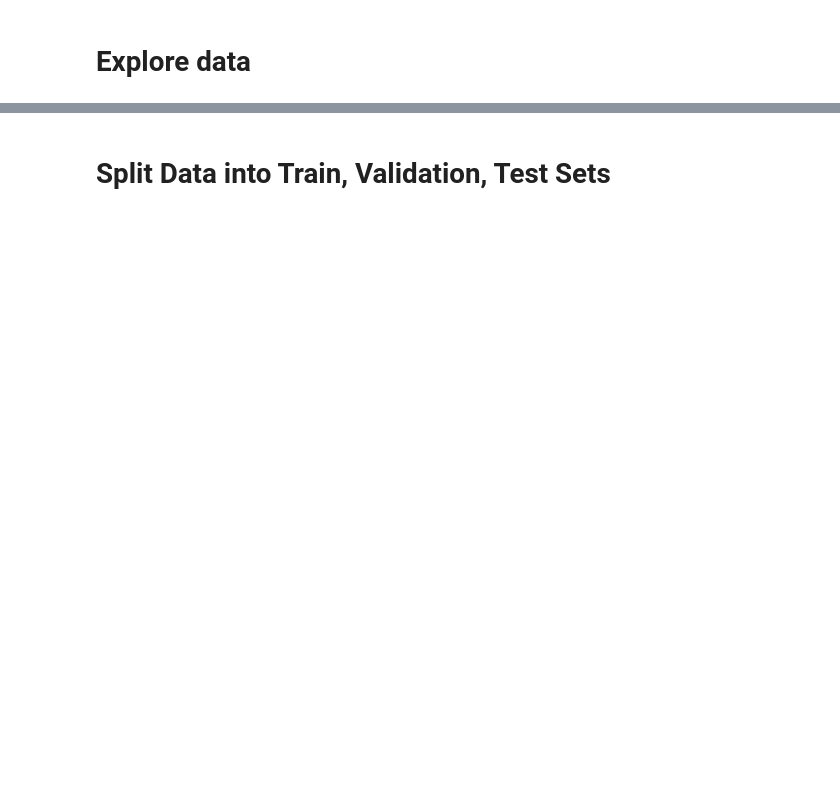
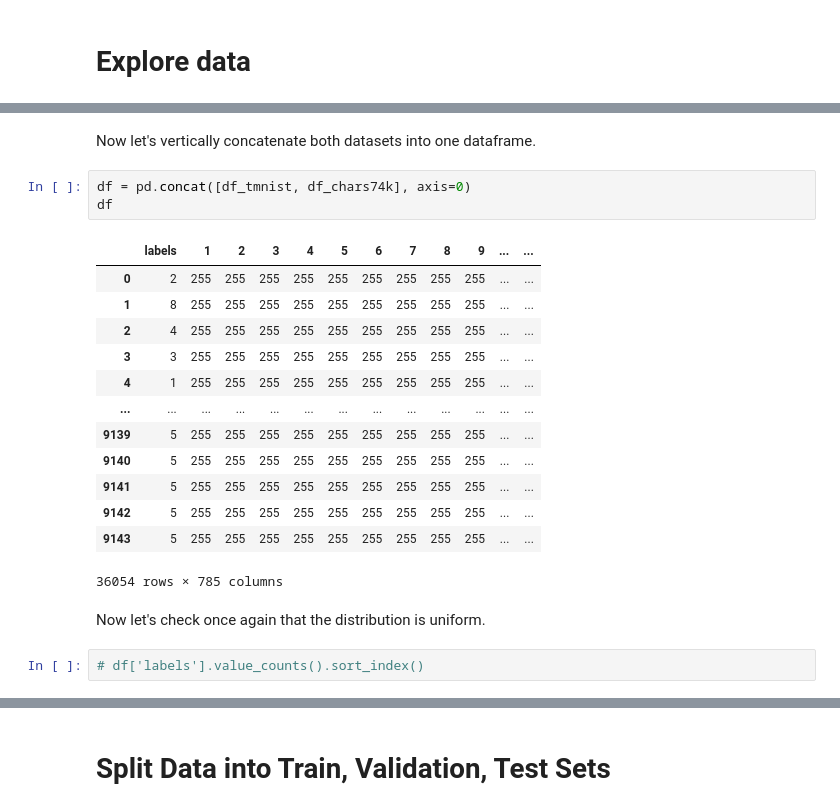
Before and after one commit to betopark97/sudoku-solver-app, a Jupyter notebook: digit-recognition.ipynb, the cells around one changed output, grey strips where cells are left out. Saved outputs shown, nothing was run; the diff lists cells and outputs as text; blank space fills up the shorter version.

```diff
--- a/digit-recognition.ipynb
+++ b/digit-recognition.ipynb
@@ -158,0 +97,23 @@ df_chars74k.sort_values('label').head()
+# %% [markdown]
+Now let's vertically concatenate both datasets into one dataframe.
+# %%
+df = pd.concat([df_tmnist, df_chars74k], axis=0)
+df
+# %% [output]
+|  | labels | 1 | 2 | 3 | 4 | 5 | 6 | 7 | 8 | 9 | ... | ... |
+| 0 | 2 | 255 | 255 | 255 | 255 | 255 | 255 | 255 | 255 | 255 | ... | ... |
+| 1 | 8 | 255 | 255 | 255 | 255 | 255 | 255 | 255 | 255 | 255 | ... | ... |
+| 2 | 4 | 255 | 255 | 255 | 255 | 255 | 255 | 255 | 255 | 255 | ... | ... |
+| 3 | 3 | 255 | 255 | 255 | 255 | 255 | 255 | 255 | 255 | 255 | ... | ... |
+| 4 | 1 | 255 | 255 | 255 | 255 | 255 | 255 | 255 | 255 | 255 | ... | ... |
+| ... | ... | ... | ... | ... | ... | ... | ... | ... | ... | ... | ... | ... |
+| 9139 | 5 | 255 | 255 | 255 | 255 | 255 | 255 | 255 | 255 | 255 | ... | ... |
+| 9140 | 5 | 255 | 255 | 255 | 255 | 255 | 255 | 255 | 255 | 255 | ... | ... |
+| 9141 | 5 | 255 | 255 | 255 | 255 | 255 | 255 | 255 | 255 | 255 | ... | ... |
+| 9142 | 5 | 255 | 255 | 255 | 255 | 255 | 255 | 255 | 255 | 255 | ... | ... |
+| 9143 | 5 | 255 | 255 | 255 | 255 | 255 | 255 | 255 | 255 | 255 | ... | ... |
+36054 rows × 785 columns
+# %% [markdown]
+Now let's check once again that the distribution is uniform.
+# %%
+# df['labels'].value_counts().sort_index()
```
Also changed, not shown: parts of 81 cells of this notebook, 8 other files.
